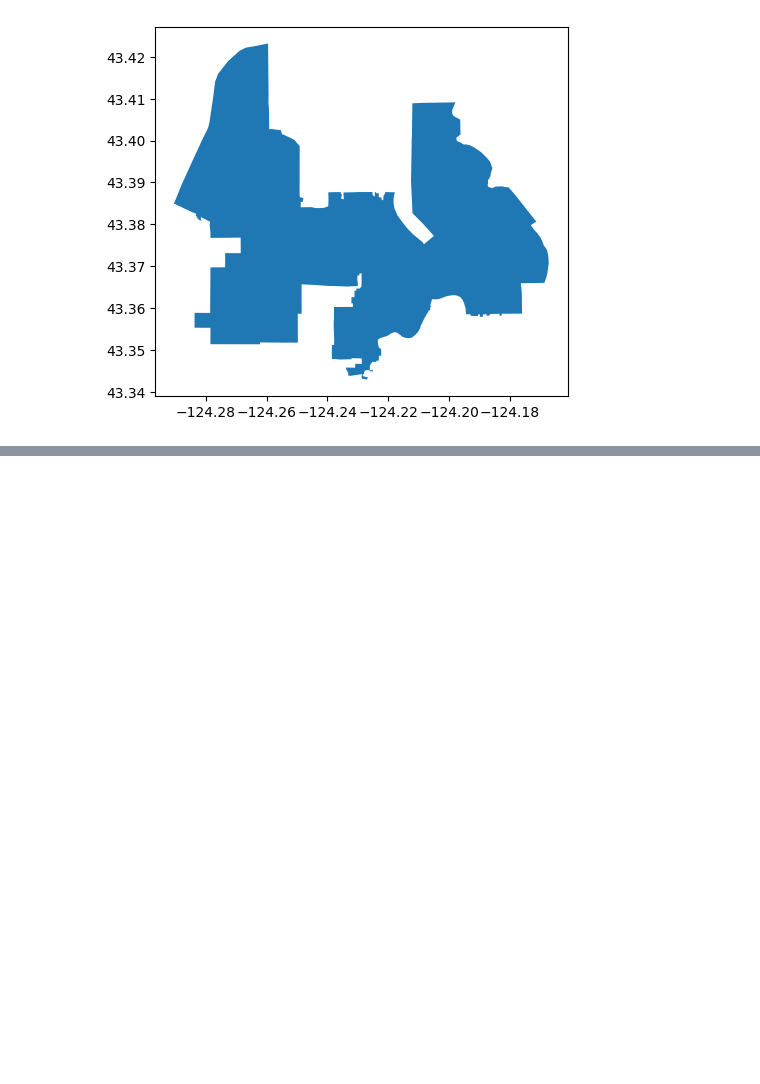
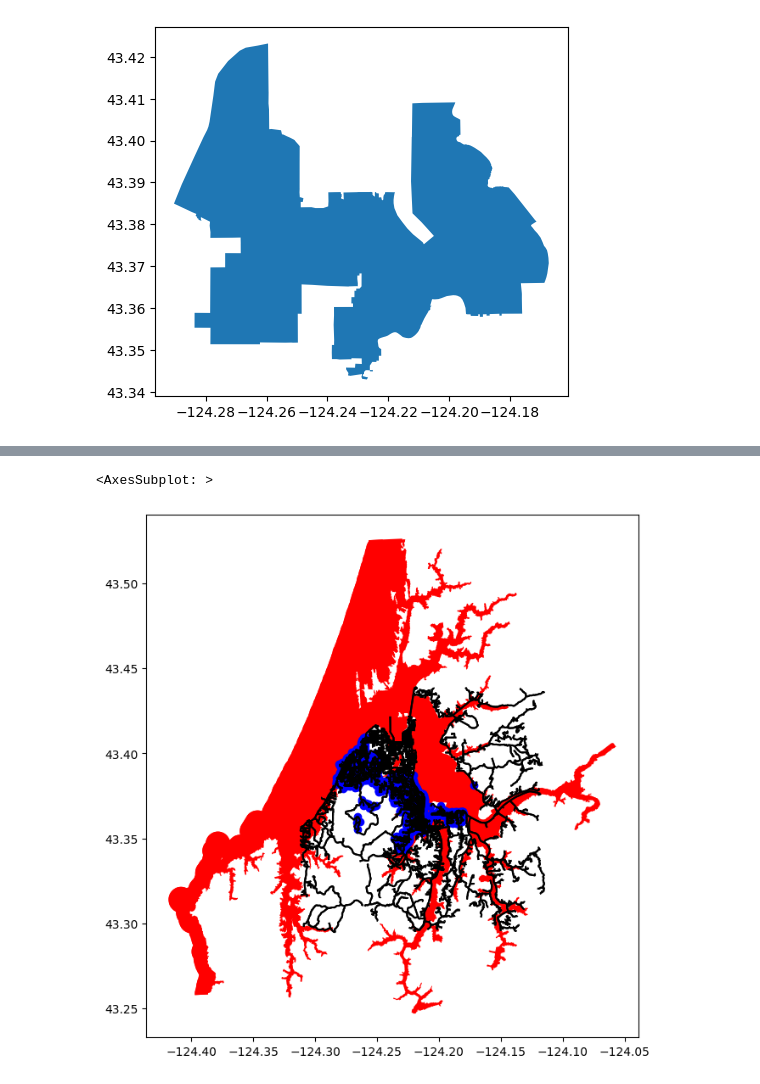
Before and after one commit to mspiegel11/Tsunami-Scenarios, a Jupyter notebook: Tsunami_Scenarios.ipynb, the cells around one changed output, grey strips where cells are left out. Cells and saved outputs as stored; diff of their text form; code cells hidden in the pictures; blank space fills up the shorter version.

```diff
--- a/Tsunami_Scenarios.ipynb
+++ b/Tsunami_Scenarios.ipynb
@@ -58,0 +84,9 @@ gdf_coos.plot()
+# %%
+#graphing the network with the evacuation zones
+fig, ax = plt.subplots(figsize=(12, 8))
+cb_ev_zones_rp.plot(ax=ax, color= "red")
+node_clip.plot(ax=ax, color= "blue")
+edge_graph.plot(ax=ax, color="black")
+# %% [output]
+<AxesSubplot: >
+[figure, added]
```
Also changed, not shown: parts of 6 cells of this notebook.
